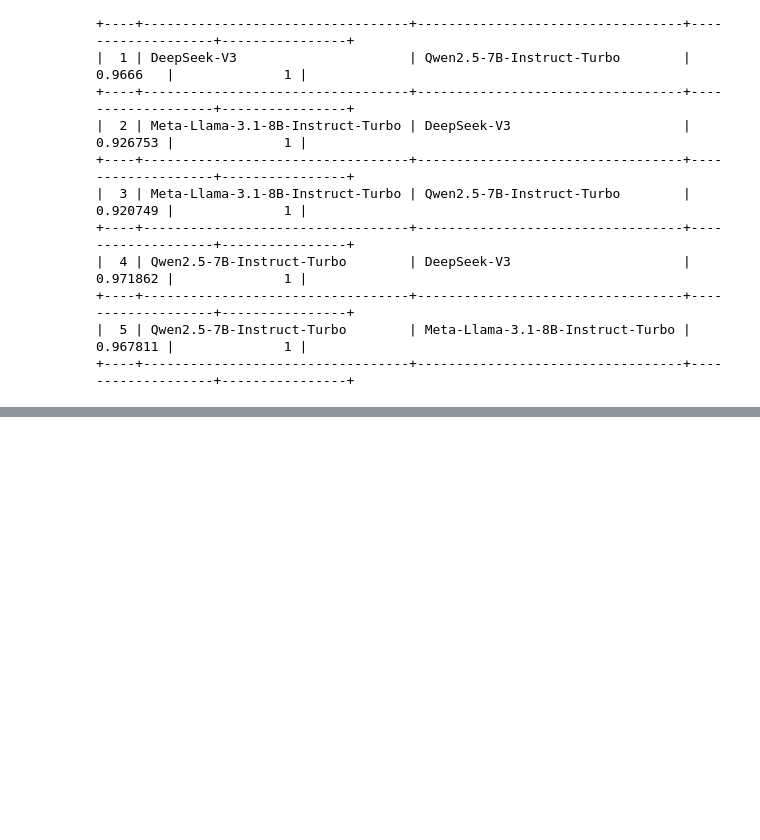
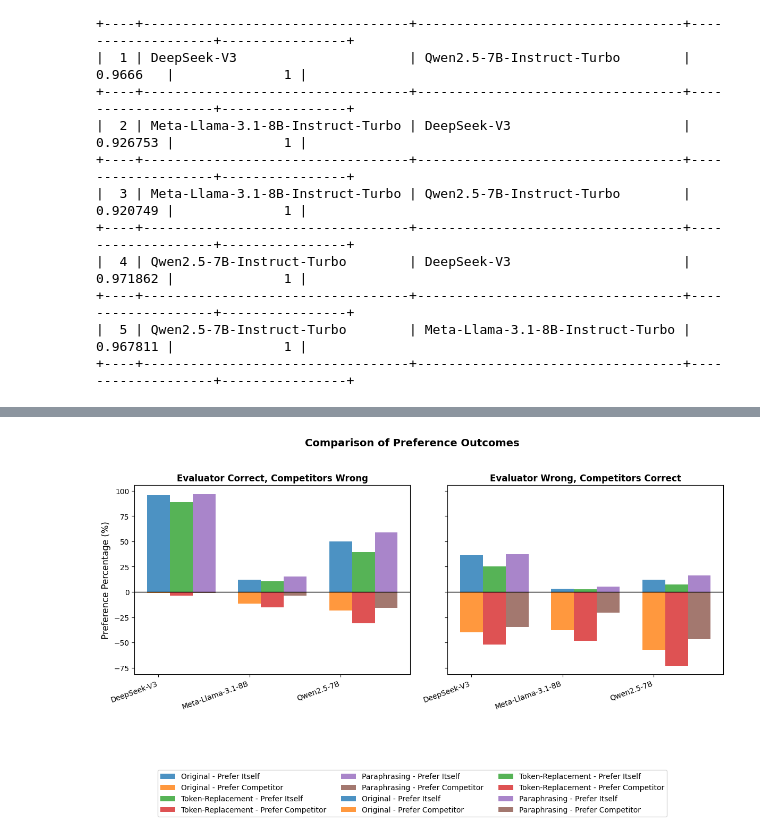
Before and after one commit to Taslim-M/self_recognition, a Jupyter notebook: analysis_quality.ipynb, the cells around one changed output, grey strips where cells are left out. Drawn from its saved outputs; the diff is of its cells as text; code cells hidden in the pictures; blank space fills up the shorter version.

```diff
--- a/analysis_quality.ipynb
+++ b/analysis_quality.ipynb
@@ -77,0 +1780,70 @@ print(table)
+# %%
+# Re-import necessary libraries since execution state was reset
+import matplotlib.pyplot as plt
+import numpy as np
+
+# Data for both subplots
+
+# Evaluator Correct, Competitors Wrong (Left subplot)
+data_correct = {
+    "Model": ["DeepSeek-V3", "Meta-Llama-3.1-8B", "Qwen2.5-7B"],
+    "Original": {"Prefer Itself": [95.71, 11.89, 49.82], "Prefer Competitor": [1.20, 11.46, 18.66]},
+    "Token-Replacement": {"Prefer Itself": [88.8, 10.62, 39.31], "Prefer Competitor": [3.68, 15.07, 31.16]},
+    "Paraphrasing": {"Prefer Itself": [96.92, 15.07, 59.06], "Prefer Competitor": [0.83, 3.61, 15.76]}
+}
+
+# Evaluator Wrong, Competitors Correct (Right subplot)
+data_wrong = {
+    "Model": ["DeepSeek-V3", "Meta-Llama-3.1-8B", "Qwen2.5-7B"],
+    "Original": {"Prefer Itself": [36.45, 3.39, 12.10], "Prefer Competitor": [39.80, 37.68, 57.28]},
+    "Token-Replacement": {"Prefer Itself": [25.42, 2.50, 7.17], "Prefer Competitor": [51.84, 48.48, 73.02]},
+    "Paraphrasing": {"Prefer Itself": [37.46, 5.36, 16.38], "Prefer Competitor": [34.45, 20.71, 46.79]}
+}
+
+# Setup figure and subplots
+fig, axes = plt.subplots(1, 2, figsize=(12, 6), sharey=True)
+
+# Common properties
+bar_width = 0.25
+x_labels = data_correct["Model"]
+x_positions = np.arange(len(x_labels))
+
+# Function to plot grouped bars with above/below axis values
+def plot_bars(ax, data, title):
+    # Iterate over transformations (Original, Token-Replacement, Paraphrasing)
+    for i, (transformation, values) in enumerate(data.items()):
+        if transformation == "Model":
+            continue
+
+        # Plot positive (Prefer Itself)
+        ax.bar(
+            x_positions + i * bar_width - bar_width, values["Prefer Itself"],
+            bar_width, label=f"{transformation} - Prefer Itself", alpha=0.8
+        )
+
+        # Plot negative (Prefer Competitor)
+        ax.bar(
+            x_positions + i * bar_width - bar_width, [-val for val in values["Prefer Competitor"]],
+            bar_width, label=f"{transformation} - Prefer Competitor", alpha=0.8
+        )
+
+    # Labels and formatting
+    ax.set_xticks(x_positions)
+    ax.set_xticklabels(x_labels, rotation=20, ha="right")
+    ax.axhline(0, color='black', linewidth=1)  # Add baseline at 0
+    ax.set_title(title, fontsize=12, fontweight='bold')
+
+# Plot both subplots
+plot_bars(axes[0], data_correct, "Evaluator Correct, Competitors Wrong")
+plot_bars(axes[1], data_wrong, "Evaluator Wrong, Competitors Correct")
+
+# General formatting
+fig.suptitle("Comparison of Preference Outcomes", fontsize=14, fontweight='bold')
+axes[0].set_ylabel("Preference Percentage (%)", fontsize=12)
+fig.legend(loc="upper center", bbox_to_anchor=(0.5, -0.05), ncol=3)
+
+# Show plot
+plt.tight_layout(rect=[0, 0.1, 1, 0.95])
+plt.show()
+# %% [output]
+[figure, added]
```
Also changed, not shown: parts of 74 cells of this notebook, 27 other files.
